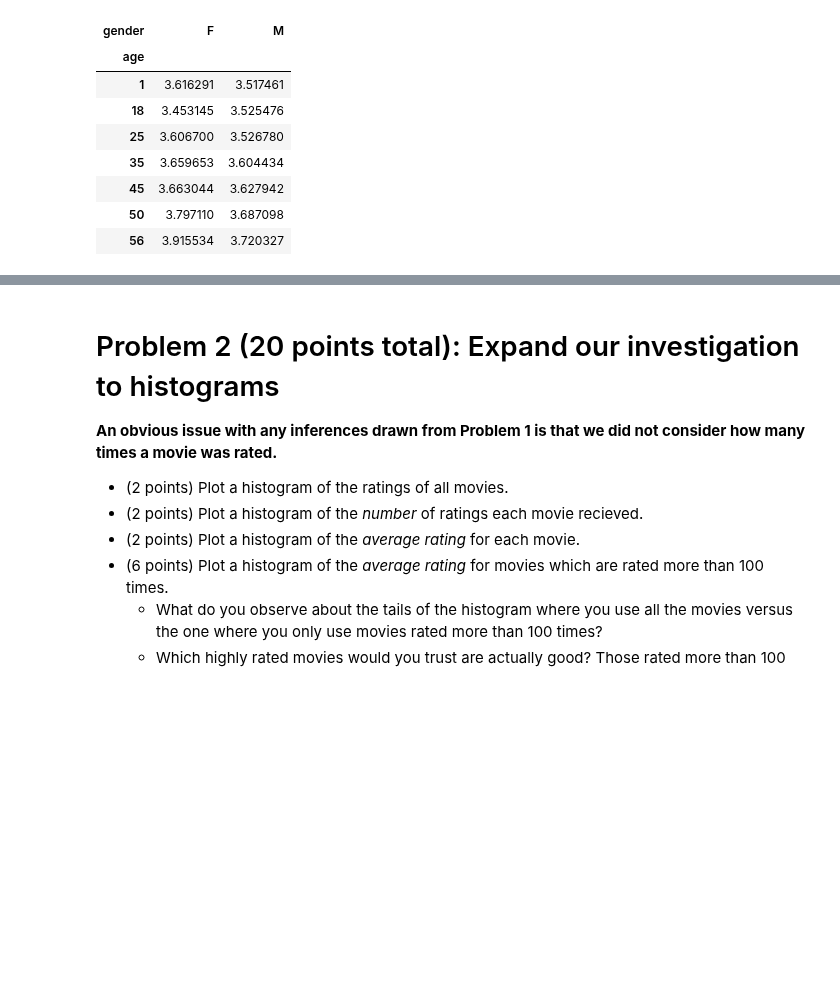
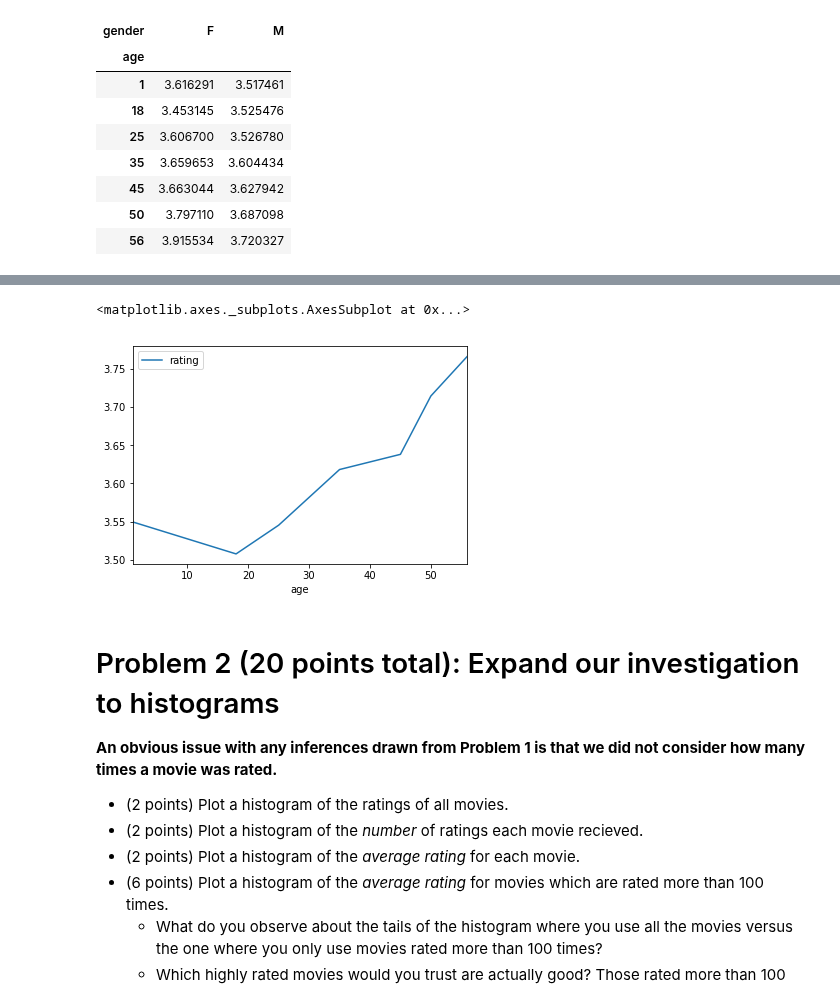
Before and after one commit to tianhaopx/Case-Study-of-Data-Science, a Jupyter notebook: CaseStudy2/CaseStudy2.ipynb, the cells around one changed output, grey strips where cells are left out. Drawn from its saved outputs; the diff is of its cells as text; code cells hidden in the pictures; blank space fills up the shorter version.

```diff
--- a/CaseStudy2/CaseStudy2.ipynb
+++ b/CaseStudy2/CaseStudy2.ipynb
@@ -277,3 +290,10 @@ compare_data
+# %%
+%matplotlib inline
+X=data.pivot_table('rating',index='age',aggfunc='mean')
+X.plot()
+# %% [output]
+<matplotlib.axes._subplots.AxesSubplot at 0x...>
+[figure, added]
 # %% [markdown]
 # Problem 2 (20 points total): Expand our investigation to histograms
 
```
Also changed, not shown: parts of 2 cells of this notebook.
